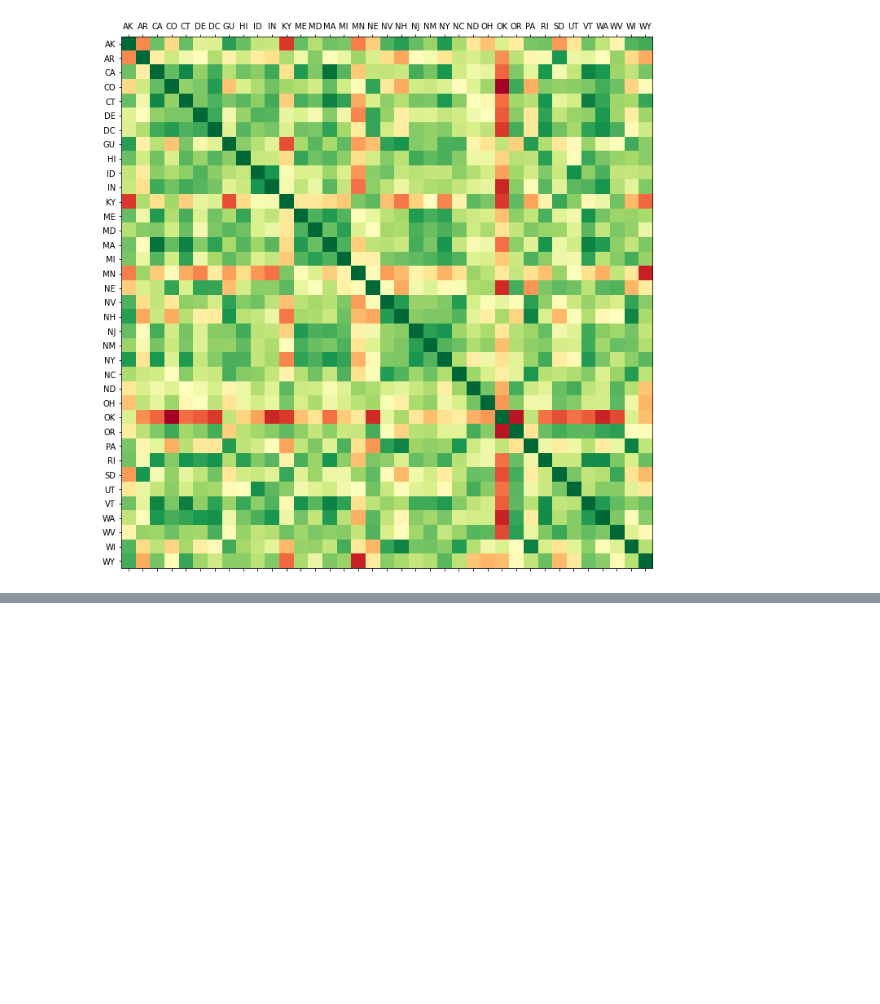
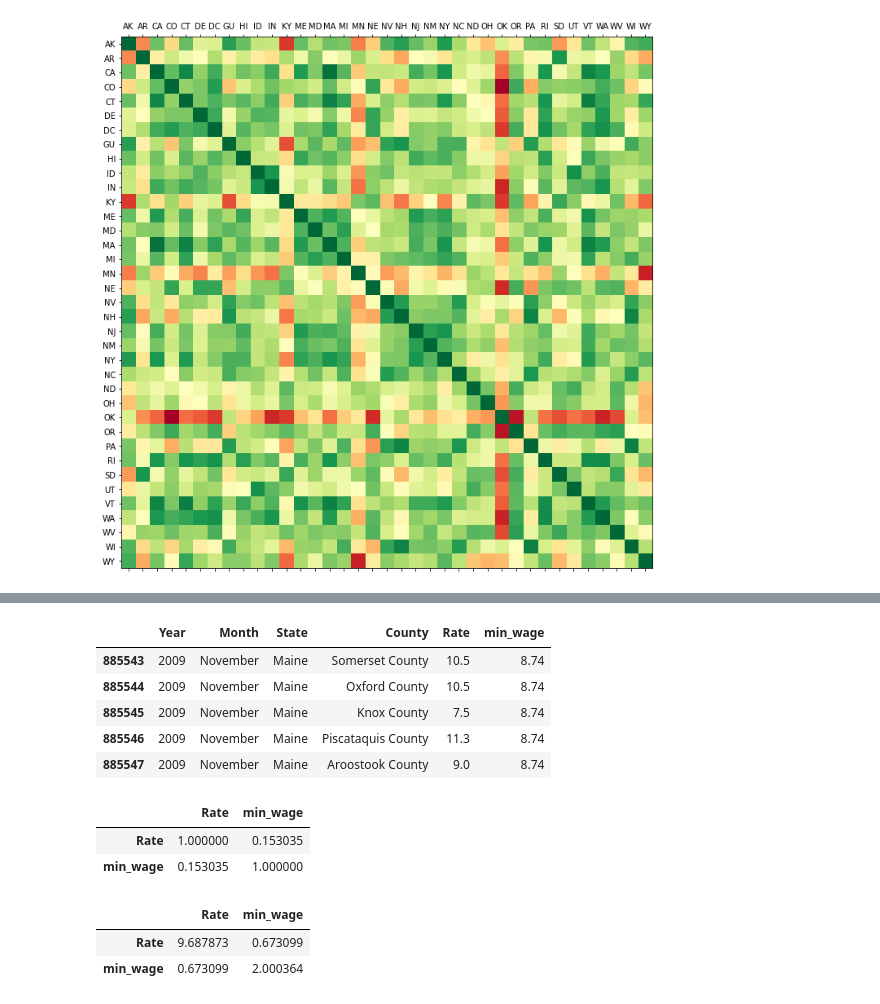
Before and after one commit to leadeeerq/data-science, a Jupyter notebook: USMinimumWage.ipynb, the cells around one changed output, grey strips where cells are left out. Cells and saved outputs as stored; diff of their text form; code cells hidden in the pictures; blank space fills up the shorter version.

```diff
--- a/USMinimumWage.ipynb
+++ b/USMinimumWage.ipynb
@@ -272,0 +317,21 @@ plt.show()
+# %%
+unemployment_county.tail()
+# %% [output]
+|  | Year | Month | State | County | Rate | min_wage |
+| 885543 | 2009 | November | Maine | Somerset County | 10.5 | 8.74 |
+| 885544 | 2009 | November | Maine | Oxford County | 10.5 | 8.74 |
+| 885545 | 2009 | November | Maine | Knox County | 7.5 | 8.74 |
+| 885546 | 2009 | November | Maine | Piscataquis County | 11.3 | 8.74 |
+| 885547 | 2009 | November | Maine | Aroostook County | 9.0 | 8.74 |
+# %%
+unemployment_county[['Rate', 'min_wage']].corr() #Brak dużej korelacji
+# %% [output]
+|  | Rate | min_wage |
+| Rate | 1.000000 | 0.153035 |
+| min_wage | 0.153035 | 1.000000 |
+# %%
+unemployment_county[['Rate', 'min_wage']].cov() #Duża zależność
+# %% [output]
+|  | Rate | min_wage |
+| Rate | 9.687873 | 0.673099 |
+| min_wage | 0.673099 | 2.000364 |
```
Also changed, not shown: parts of 17 cells of this notebook.
